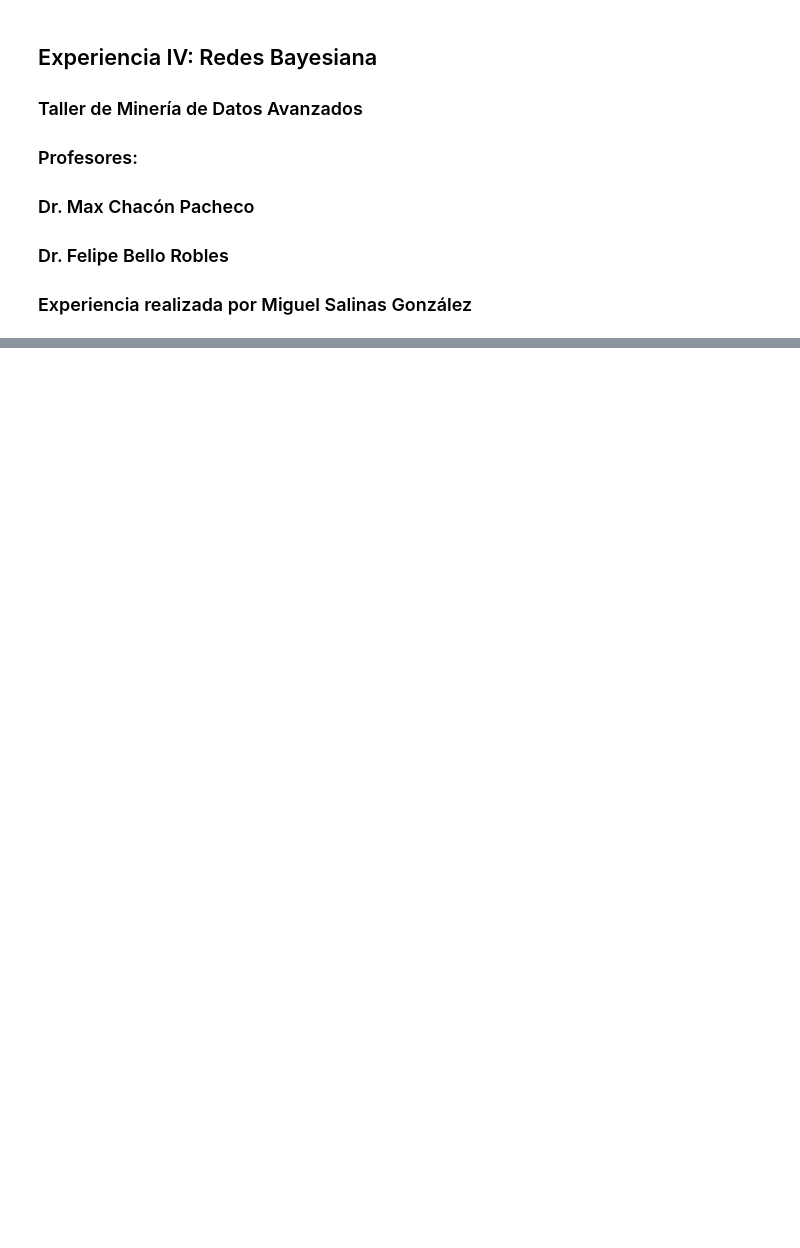
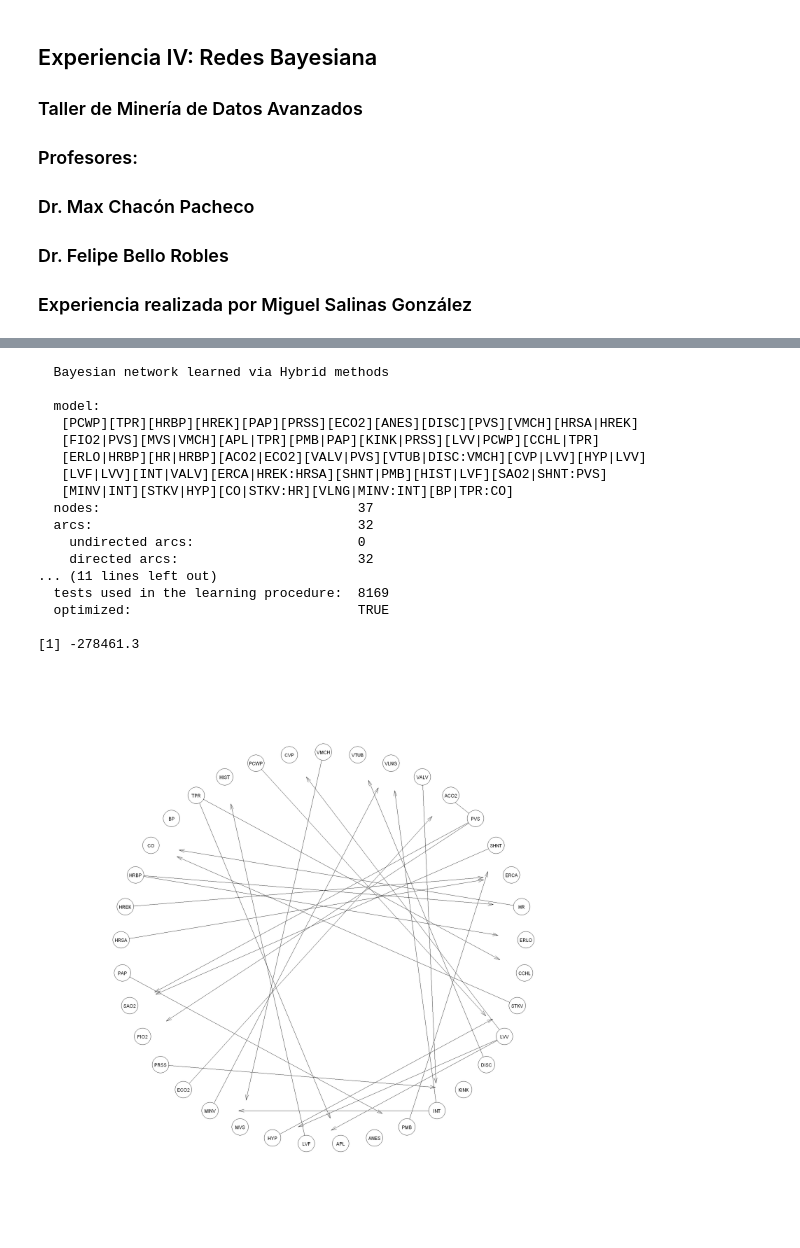
Before and after one commit to salinasmiguelg/redesbayesianas, a Jupyter notebook: bn.ipynb, the cells around one changed output, grey strips where cells are left out. Saved outputs shown, nothing was run; the diff lists cells and outputs as text; code cells hidden in the pictures; blank space fills up the shorter version.

```diff
--- a/bn.ipynb
+++ b/bn.ipynb
@@ -60,0 +94,27 @@ plot(resbl)
+# %%
+# create and plot the network structure.
+df <- alarm
+res <- mmhc(df)
+plot(res)
+print(res)
+sc<-score(res,df) # BIC por default
+print(sc)
+# %% [output]
+  Bayesian network learned via Hybrid methods
+
+  model:
+   [PCWP][TPR][HRBP][HREK][PAP][PRSS][ECO2][ANES][DISC][PVS][VMCH][HRSA|HREK]
+   [FIO2|PVS][MVS|VMCH][APL|TPR][PMB|PAP][KINK|PRSS][LVV|PCWP][CCHL|TPR]
+   [ERLO|HRBP][HR|HRBP][ACO2|ECO2][VALV|PVS][VTUB|DISC:VMCH][CVP|LVV][HYP|LVV]
+   [LVF|LVV][INT|VALV][ERCA|HREK:HRSA][SHNT|PMB][HIST|LVF][SAO2|SHNT:PVS]
+   [MINV|INT][STKV|HYP][CO|STKV:HR][VLNG|MINV:INT][BP|TPR:CO]
+  nodes:                                 37
+  arcs:                                  32
+    undirected arcs:                     0
+    directed arcs:                       32
+... (11 lines left out)
+  tests used in the learning procedure:  8169
+  optimized:                             TRUE
+
+[1] -278461.3
+[figure, added]
```
Also changed, not shown: parts of 16 cells of this notebook, 1 other file.
